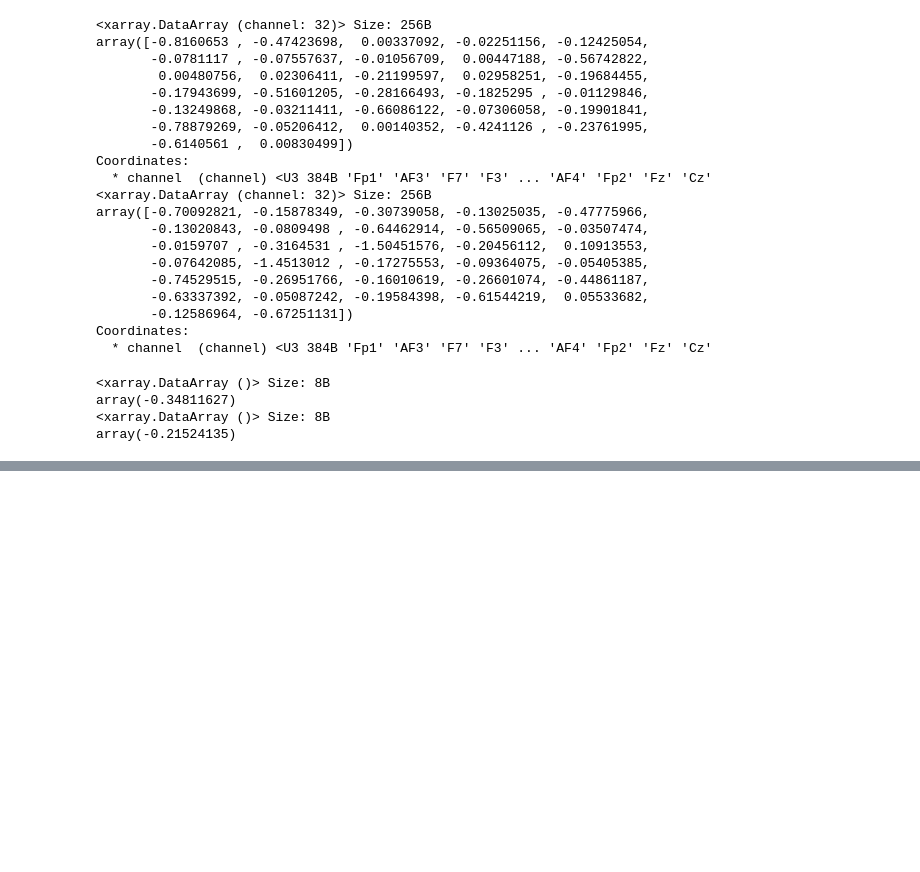
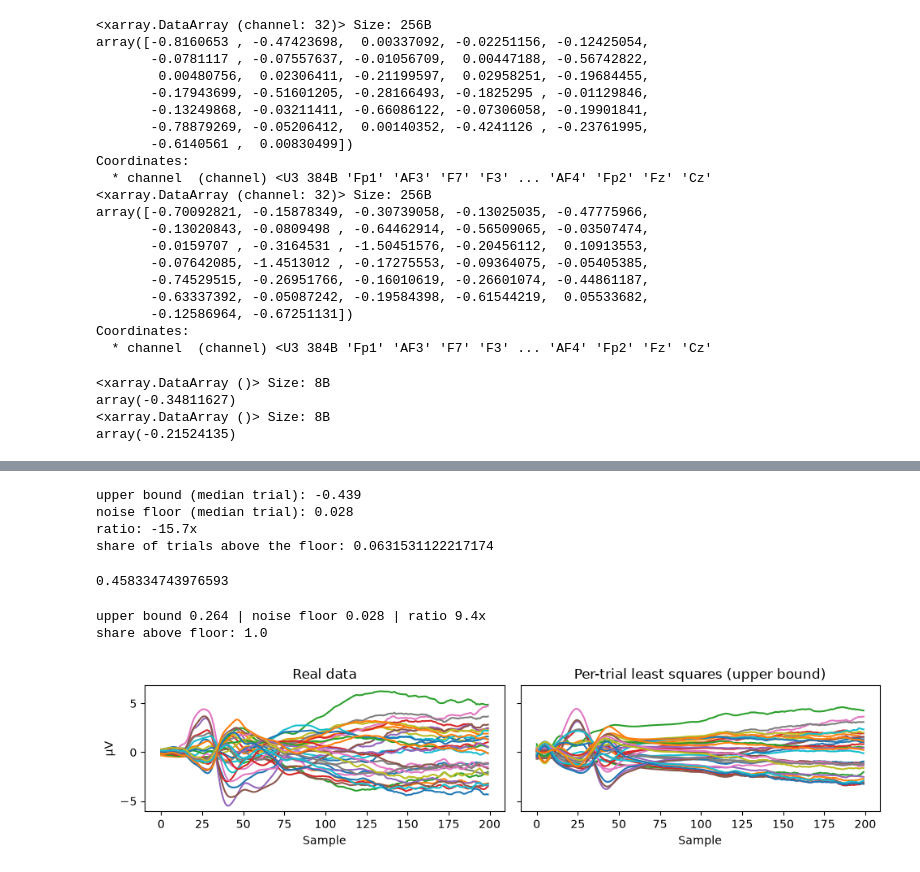
Before and after one commit to cleliamr/EEG_prediction, a Jupyter notebook: main.ipynb, the cells around one changed output, grey strips where cells are left out. Drawn from its saved outputs; the diff is of its cells as text; code cells hidden in the pictures; blank space fills up the shorter version.

Commit message:
best possible least_square

```diff
--- a/main.ipynb
+++ b/main.ipynb
@@ -332,0 +338,14 @@ array(-0.21524135)
+# %%
+from Least_square import event_traces, fit_per_trial, noise_floor
+
+traces = event_traces(epoch_data, weights, times, pattern_assumption)
+real_uv = epoch_data.copy()
+real_uv["data"] = epoch_data["data"] * 1e6
+
+W_trial, ub_ds = fit_per_trial(real_uv, traces)
+
+# score
+r2_ub_trials = score(real_uv, ub_ds, "r2")                     # per trial and electrode
+r2_ub_erp    = score(real_uv, ub_ds, "r2", average_trial=True,
+                     average_participant=True, average_channel=True)
+print(float(r2_ub_trials.median(skipna=True)), r2_ub_erp.item())
@@ -332,0 +379,53 @@ array(-0.21524135)
+# %%
+ub_per_trial = r2_ub_trials.mean("channel", skipna=True)   # (recording, epoch)
+
+ub_med = float(ub_per_trial.median(skipna=True))
+fl_med = float(floor.median(skipna=True))
+print(f"upper bound (median trial): {ub_med:.3f}")
+print(f"noise floor (median trial): {fl_med:.3f}")
+print(f"ratio: {ub_med / fl_med:.1f}x")
+
+# trial by trial: is the bound above the floor?
+above = (ub_per_trial > floor).where(ub_per_trial.notnull())
+print("share of trials above the floor:", float(above.mean(skipna=True)))
+# %% [output]
+upper bound (median trial): -0.439
+noise floor (median trial): 0.028
+ratio: -15.7x
+share of trials above the floor: 0.0631531122217174
+# %%
+y = real_uv["data"]
+print(float(((y.mean("sample") ** 2) / y.var("sample")).median(skipna=True)))
+# %% [output]
+0.458334743976593
+# %%
+W_trial, ub_ds = fit_per_trial(real_uv, traces)        # intercept on
+r2_ub_trials = score(real_uv, ub_ds, "r2")
+ub_per_trial = r2_ub_trials.mean("channel", skipna=True)
+
+floor = noise_floor(real_uv, weights.sizes["event"])   # now k / (n - 1)
+
+ub_med, fl_med = float(ub_per_trial.median(skipna=True)), float(floor.median(skipna=True))
+print(f"upper bound {ub_med:.3f} | noise floor {fl_med:.3f} | ratio {ub_med / fl_med:.1f}x")
+print("share above floor:", float((ub_per_trial > floor).where(ub_per_trial.notnull()).mean(skipna=True)))
+# %% [output]
+upper bound 0.264 | noise floor 0.028 | ratio 9.4x
+share above floor: 1.0
+# %%
+#each line is one electrode, averaged over all trials and participants
+n = 200
+fig, ax = plt.subplots(1, 2, figsize=(10, 2.5), sharey=True)
+
+for a, ds, title in zip(ax,
+                        [real_uv, ub_ds],
+                        ['Real data', 'Per-trial least squares (upper bound)']):
+    erp = (ds['data'].sel(sample=range(n))
+             .stack(trial=['epoch', 'recording'])
+             .mean('trial', skipna=True))          # grand-average ERP: channel x sample
+    a.plot(erp.transpose('sample', 'channel').values)
+    a.set_title(title)
+    a.set_xlabel('Sample')
+ax[0].set_ylabel('µV')
+plt.tight_layout()
+# %% [output]
+[figure, added]
```
Also changed, not shown: parts of 7 cells of this notebook, 1 other file.
